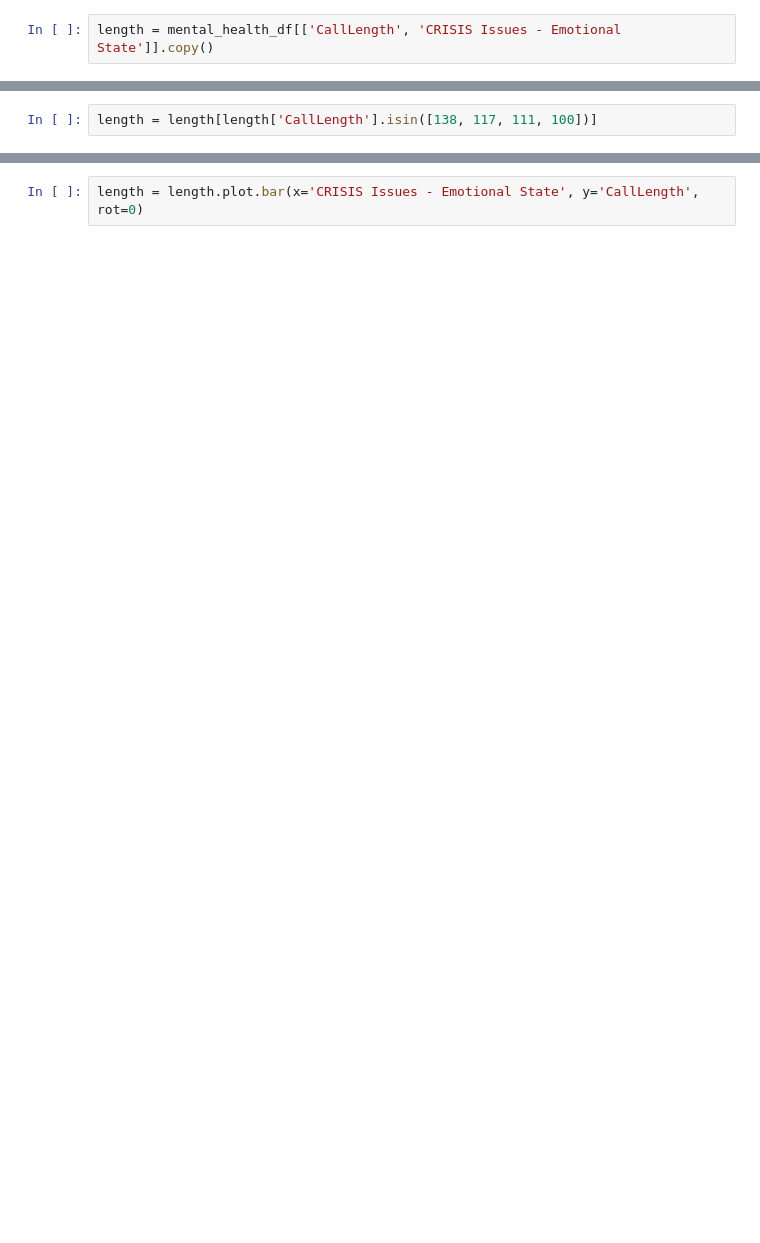
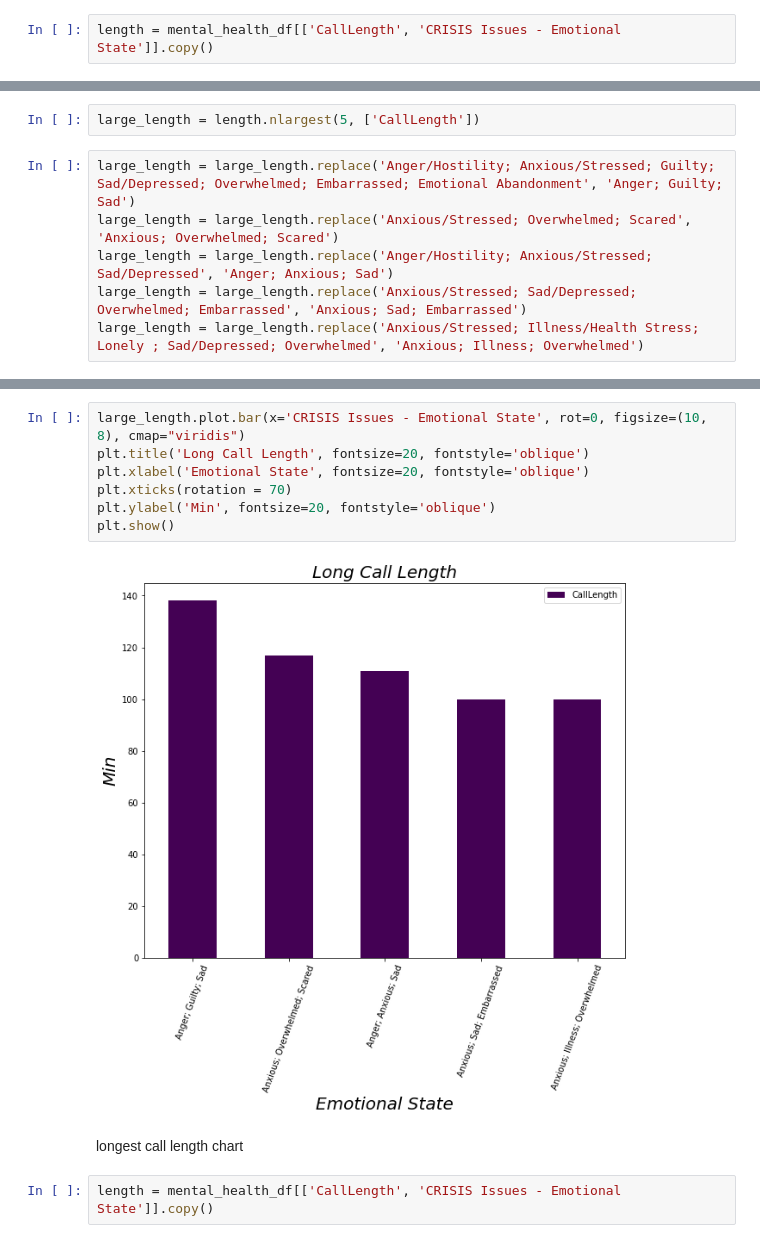
Before and after one commit to NSS-Data-Analytics-Cohort-6/fcs-crisis-data-campers, a Jupyter notebook: notebooks/fcs_crisis_nathan.ipynb, the cells around one changed output, grey strips where cells are left out. Saved outputs shown, nothing was run; the diff lists cells and outputs as text; blank space fills up the shorter version.

Commit message:
edited chart to look presentable and incorporated the team color scheme

```diff
--- a/notebooks/fcs_crisis_nathan.ipynb
+++ b/notebooks/fcs_crisis_nathan.ipynb
@@ -68,3 +145,9 @@ length.nlargest(10, ['CallLength'])
-# %%
-length = length[length['CallLength'].isin([138, 117, 111, 100])]
+# %%
+large_length = length.nlargest(5, ['CallLength'])
+# %%
+large_length = large_length.replace('Anger/Hostility; Anxious/Stressed; Guilty; Sad/Depressed; Overwhelmed; Embarrassed; Emotional Abandonment', 'Anger; Guilty; Sad')
+large_length = large_length.replace('Anxious/Stressed; Overwhelmed; Scared', 'Anxious; Overwhelmed; Scared')
+large_length = large_length.replace('Anger/Hostility; Anxious/Stressed; Sad/Depressed', 'Anger; Anxious; Sad')
+large_length = large_length.replace('Anxious/Stressed; Sad/Depressed; Overwhelmed; Embarrassed', 'Anxious; Sad; Embarrassed')
+large_length = large_length.replace('Anxious/Stressed; Illness/Health Stress; Lonely ; Sad/Depressed; Overwhelmed', 'Anxious; Illness; Overwhelmed')
 # %%
@@ -72,2 +162,13 @@ length.head()
+# %%
+large_length.plot.bar(x='CRISIS Issues - Emotional State', rot=0, figsize=(10, 8), cmap="viridis")
+plt.title('Long Call Length', fontsize=20, fontstyle='oblique')
+plt.xlabel('Emotional State', fontsize=20, fontstyle='oblique')
+plt.xticks(rotation = 70)
+plt.ylabel('Min', fontsize=20, fontstyle='oblique')
+plt.show()
+# %% [output]
+[figure, added]
+# %% [markdown]
+longest call length chart
 # %%
-length = length.plot.bar(x='CRISIS Issues - Emotional State', y='CallLength', rot=0)
+length = mental_health_df[['CallLength', 'CRISIS Issues - Emotional State']].copy()
```
Also changed, not shown: parts of 16 cells of this notebook.
